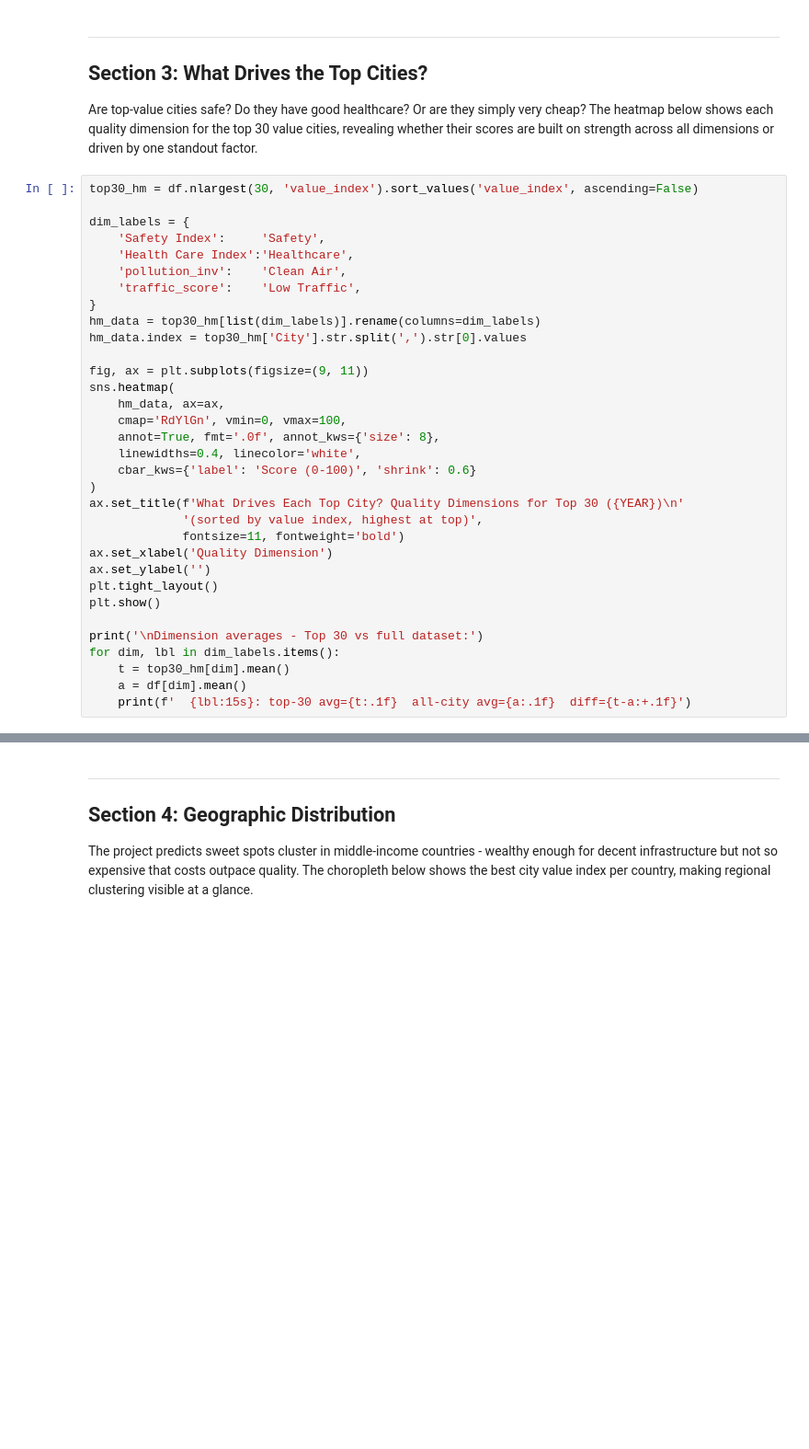
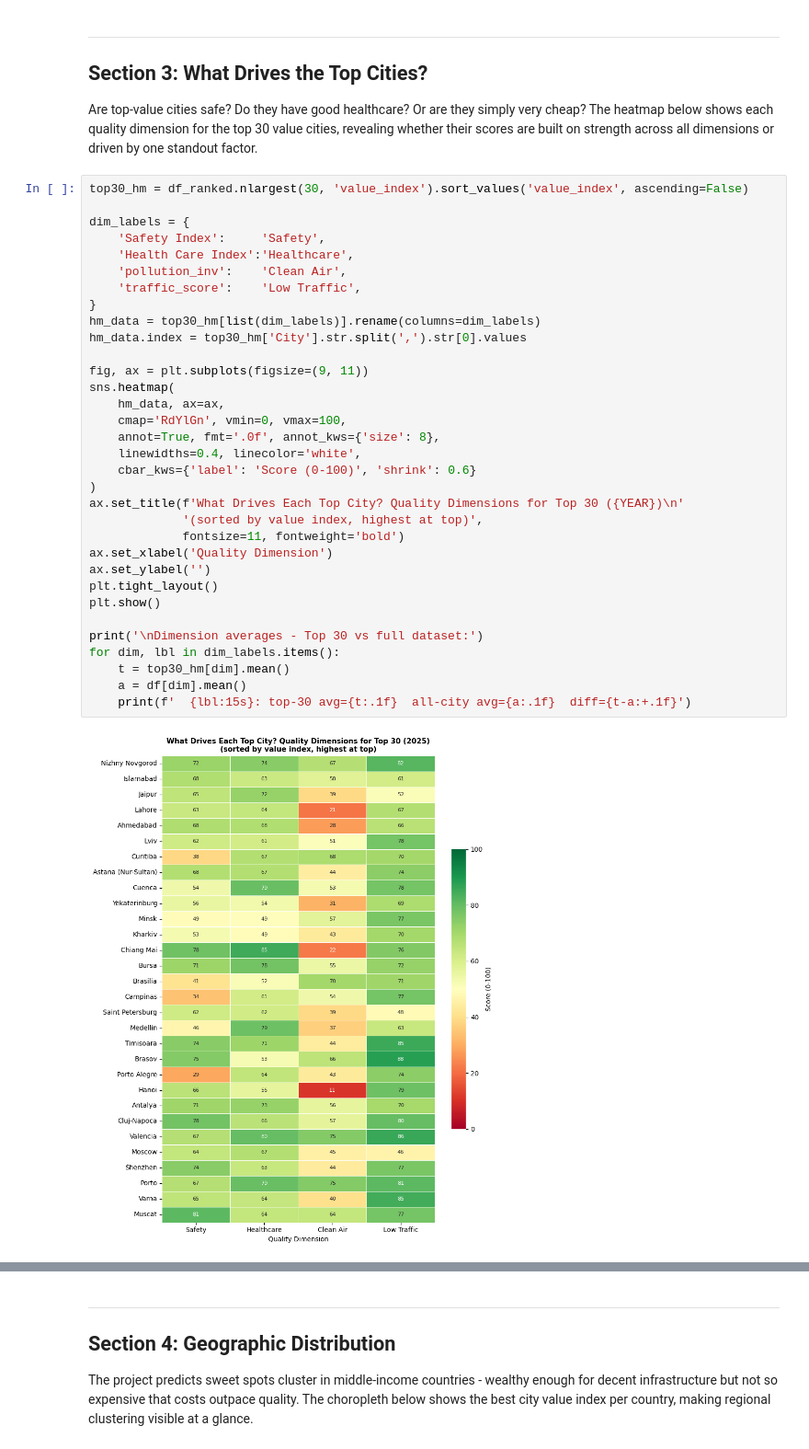
Before and after one commit to dpark2380/comm3180_S26_Data_Project, a Jupyter notebook: data_analysis/rq1_value_for_living_city.ipynb, the cells around one changed output, grey strips where cells are left out. Shown at 92% size. Cells and saved outputs as stored; diff of their text form; blank space fills up the shorter version.

```diff
--- a/data_analysis/rq1_value_for_living_city.ipynb
+++ b/data_analysis/rq1_value_for_living_city.ipynb
@@ -236,35 +272,37 @@ fig.show()
 
 Are top-value cities safe? Do they have good healthcare? Or are they simply very cheap? The heatmap below shows each quality dimension for the top 30 value cities, revealing whether their scores are built on strength across all dimensions or driven by one standout factor.
 # %%
-top30_hm = df.nlargest(30, 'value_index').sort_values('value_index', ascending=False)
+top30_hm = df_ranked.nlargest(30, 'value_index').sort_values('value_index', ascending=False)
 
 dim_labels = {
     'Safety Index':     'Safety',
     'Health Care Index':'Healthcare',
     'pollution_inv':    'Clean Air',
     'traffic_score':    'Low Traffic',
 }
 hm_data = top30_hm[list(dim_labels)].rename(columns=dim_labels)
 hm_data.index = top30_hm['City'].str.split(',').str[0].values
 
 fig, ax = plt.subplots(figsize=(9, 11))
 sns.heatmap(
     hm_data, ax=ax,
     cmap='RdYlGn', vmin=0, vmax=100,
     annot=True, fmt='.0f', annot_kws={'size': 8},
     linewidths=0.4, linecolor='white',
     cbar_kws={'label': 'Score (0-100)', 'shrink': 0.6}
 )
 ax.set_title(f'What Drives Each Top City? Quality Dimensions for Top 30 ({YEAR})\n'
              '(sorted by value index, highest at top)',
              fontsize=11, fontweight='bold')
 ax.set_xlabel('Quality Dimension')
 ax.set_ylabel('')
 plt.tight_layout()
 plt.show()
 
 print('\nDimension averages - Top 30 vs full dataset:')
 for dim, lbl in dim_labels.items():
     t = top30_hm[dim].mean()
     a = df[dim].mean()
     print(f'  {lbl:15s}: top-30 avg={t:.1f}  all-city avg={a:.1f}  diff={t-a:+.1f}')
+# %% [output]
+[figure, added]
```
Also changed, not shown: parts of 8 cells of this notebook, 3 other files.
